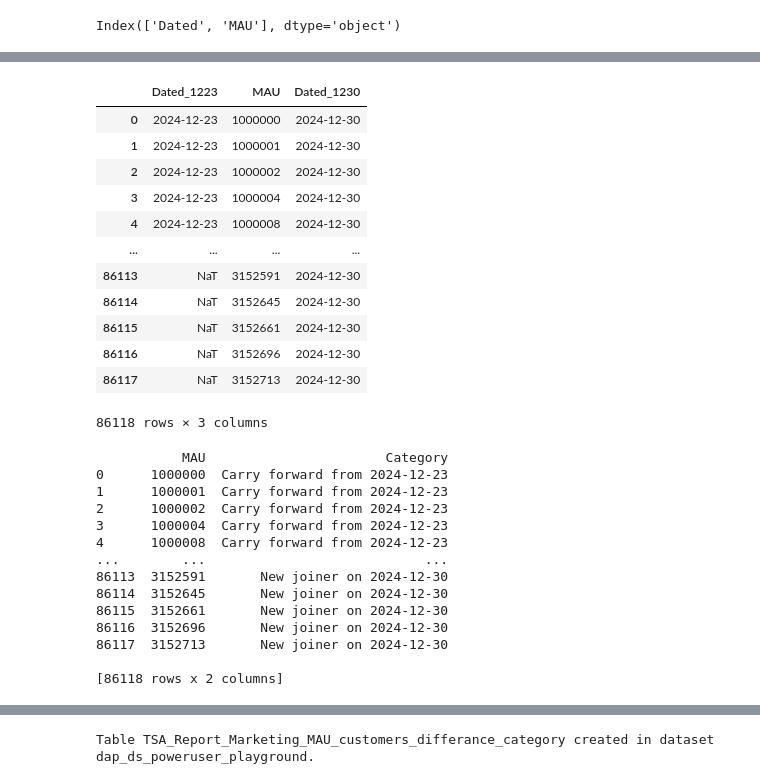
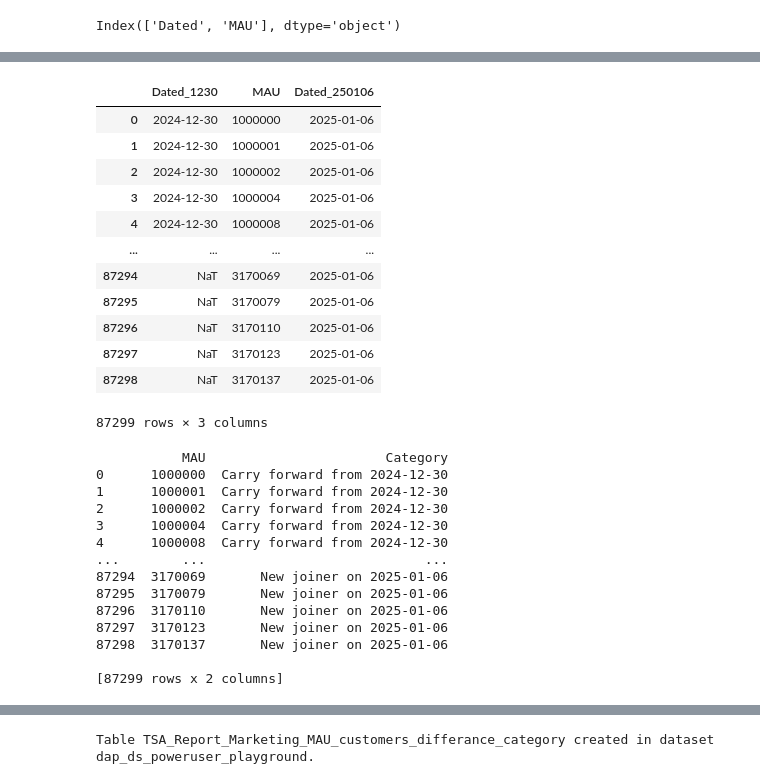
Before and after one commit to dchakroborti-tonik/MAU_MMAU_REPORT, a Jupyter notebook: TSA_REPORT_TEMPLATE_v2.ipynb, the cells around one changed output, grey strips where cells are left out. Drawn from its saved outputs; the diff is of its cells as text; code cells hidden in the pictures.

Commit message:
Updated week starting 06-01-2025

```diff
--- a/TSA_REPORT_TEMPLATE_v2.ipynb
+++ b/TSA_REPORT_TEMPLATE_v2.ipynb
@@ -35,8 +35,8 @@ def get_week_start_dates(start_date, end_date):
         current_date += relativedelta(weeks=1)
     return week_start_dates
 
-start_date = datetime.date(2024, 12, 30)
-end_date = datetime.date(2025, 1, 5)
+start_date = datetime.date(2025, 1, 6)
+end_date = datetime.date(2025, 1, 12)
 
 week_start_dates = get_week_start_dates(start_date, end_date)
 print(week_start_dates)
@@ -755,5 +755,5 @@ Dated
 Name: count, dtype: int64
 # %%
 # Separate data into two dataframes based on date
-df_1223 = df[df['Dated'] == '2024-12-23'].reset_index(drop=True)
 df_1230 = df[df['Dated'] == '2024-12-30'].reset_index(drop=True)
+df_250106 = df[df['Dated'] == '2025-01-06'].reset_index(drop=True)
@@ -778,30 +778,30 @@ df_1230.head()
 # %%
 # Merge to find customers present on both dates
-merged = pd.merge(df_1223, df_1230, on='MAU', suffixes=('_1223', '_1230'), how='outer')
+merged = pd.merge(df_1230, df_250106, on='MAU', suffixes=('_1230', '_250106'), how='outer')
 merged
 # %% [output]
-|  | Dated_1223 | MAU | Dated_1230 |
-| 0 | 2024-12-23 | 1000000 | 2024-12-30 |
-| 1 | 2024-12-23 | 1000001 | 2024-12-30 |
-| 2 | 2024-12-23 | 1000002 | 2024-12-30 |
-| 3 | 2024-12-23 | 1000004 | 2024-12-30 |
-| 4 | 2024-12-23 | 1000008 | 2024-12-30 |
+|  | Dated_1230 | MAU | Dated_250106 |
+| 0 | 2024-12-30 | 1000000 | 2025-01-06 |
+| 1 | 2024-12-30 | 1000001 | 2025-01-06 |
+| 2 | 2024-12-30 | 1000002 | 2025-01-06 |
+| 3 | 2024-12-30 | 1000004 | 2025-01-06 |
+| 4 | 2024-12-30 | 1000008 | 2025-01-06 |
 | ... | ... | ... | ... |
-| 86113 | NaT | 3152591 | 2024-12-30 |
-| 86114 | NaT | 3152645 | 2024-12-30 |
-| 86115 | NaT | 3152661 | 2024-12-30 |
-| 86116 | NaT | 3152696 | 2024-12-30 |
-| 86117 | NaT | 3152713 | 2024-12-30 |
+| 87294 | NaT | 3170069 | 2025-01-06 |
+| 87295 | NaT | 3170079 | 2025-01-06 |
+| 87296 | NaT | 3170110 | 2025-01-06 |
+| 87297 | NaT | 3170123 | 2025-01-06 |
+| 87298 | NaT | 3170137 | 2025-01-06 |
-86118 rows × 3 columns
+87299 rows × 3 columns
 # %%
 # Function to categorize customer presence
 def categorize_presence(row):
-    if pd.isna(row['Dated_1230']):
-        return 'Not available on 2024-12-30'
-    elif pd.isna(row['Dated_1223']):
-        return 'New joiner on 2024-12-30'
+    if pd.isna(row['Dated_250106']):
+        return 'Not available on 2025-01-06'
+    elif pd.isna(row['Dated_1230']):
+        return 'New joiner on 2025-01-06'
     else:
-        return 'Carry forward from 2024-12-23'
+        return 'Carry forward from 2024-12-30'
 
 # Apply function to create category column
 merged['Category'] = merged.apply(categorize_presence, axis=1)
@@ -810,19 +810,19 @@ merged['Category'] = merged.apply(categorize_presence, axis=1)
 print(merged[['MAU', 'Category']])
 # %% [output]
            MAU                       Category
-0      1000000  Carry forward from 2024-12-23
-1      1000001  Carry forward from 2024-12-23
-2      1000002  Carry forward from 2024-12-23
-3      1000004  Carry forward from 2024-12-23
-4      1000008  Carry forward from 2024-12-23
+0      1000000  Carry forward from 2024-12-30
+1      1000001  Carry forward from 2024-12-30
+2      1000002  Carry forward from 2024-12-30
+3      1000004  Carry forward from 2024-12-30
+4      1000008  Carry forward from 2024-12-30
 ...        ...                            ...
-86113  3152591       New joiner on 2024-12-30
-86114  3152645       New joiner on 2024-12-30
-86115  3152661       New joiner on 2024-12-30
-86116  3152696       New joiner on 2024-12-30
-86117  3152713       New joiner on 2024-12-30
+87294  3170069       New joiner on 2025-01-06
+87295  3170079       New joiner on 2025-01-06
+87296  3170110       New joiner on 2025-01-06
+87297  3170123       New joiner on 2025-01-06
+87298  3170137       New joiner on 2025-01-06
 
-[86118 rows x 2 columns]
+[87299 rows x 2 columns]
 # %%
 merged['Category'].value_counts(dropna=False)
 # %% [output]
```
Also changed, not shown: parts of 37 cells of this notebook.
